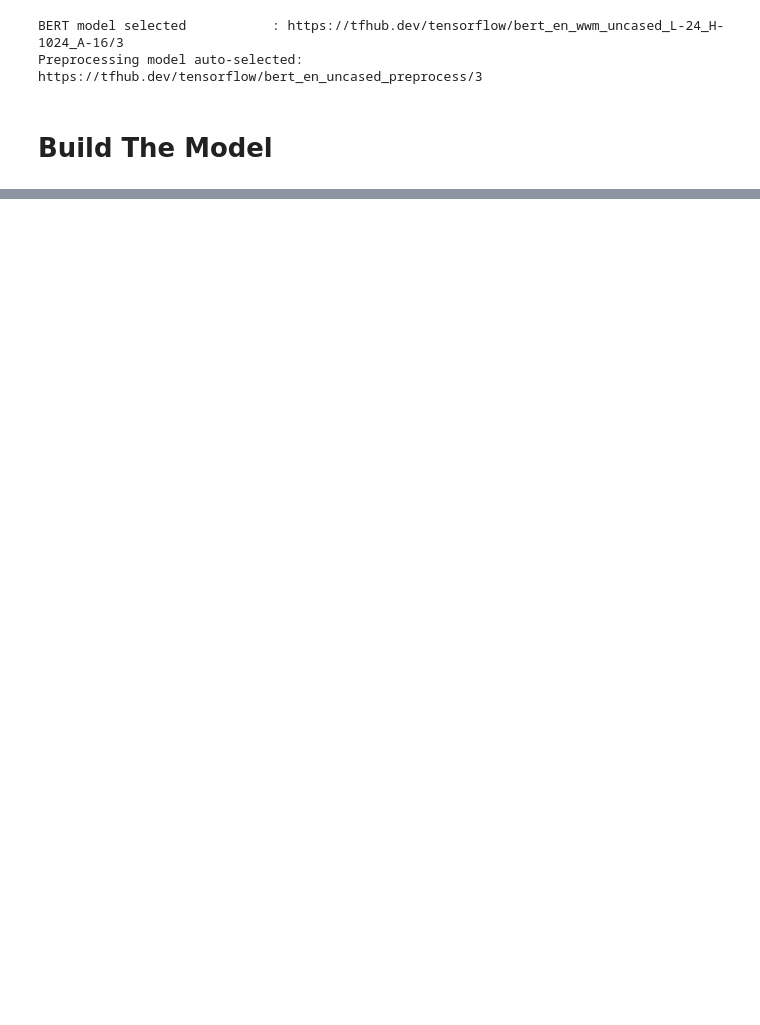
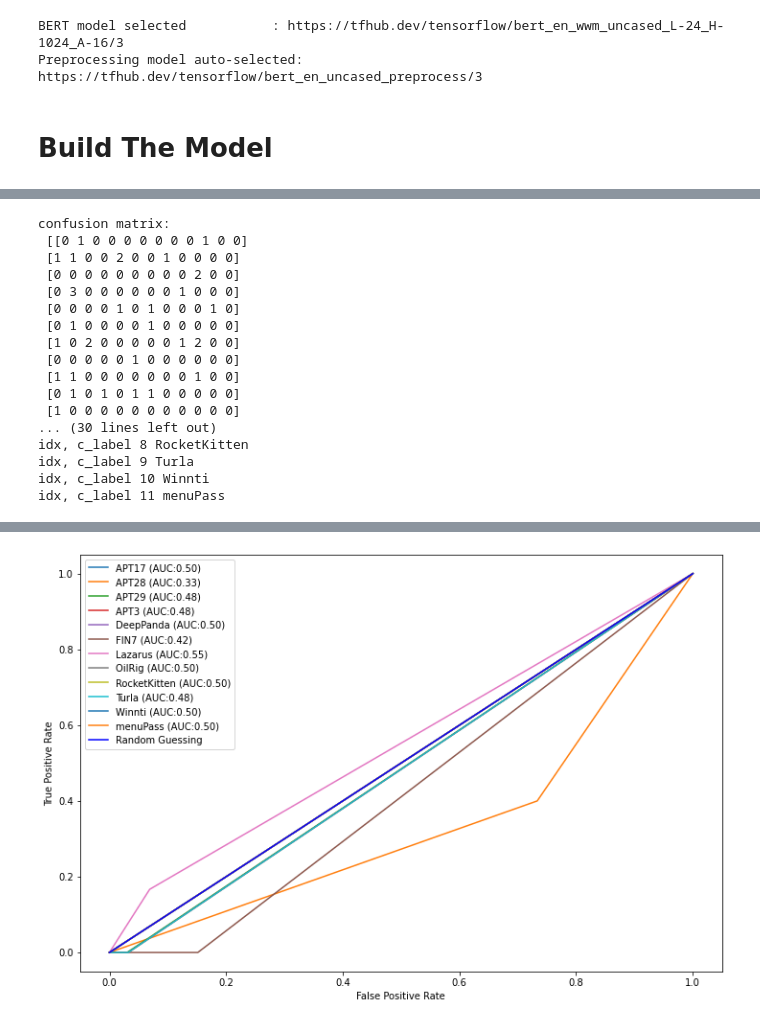
Before and after one commit to ms1515/AI-NLP, a Jupyter notebook: attack_attribution/tf_df/tfdf_text_embeddings_val15_BERT_too.ipynb, the cells around one changed output, grey strips where cells are left out. Drawn from its saved outputs; the diff is of its cells as text; code cells hidden in the pictures; blank space fills up the shorter version.

```diff
--- a/attack_attribution/tf_df/tfdf_text_embeddings_val15_BERT_too.ipynb
+++ b/attack_attribution/tf_df/tfdf_text_embeddings_val15_BERT_too.ipynb
@@ -955,0 +957,63 @@ Evaluation: [0.0, 0.2571428716182709]
+# %%
+# Random Forrest NN model RUC_AUC Curves
+ConfusionM = confusion_matrix(list(y_labels), y_hat_classes, labels=[0, 1, 2, 3, 4, 5, 6, 7, 8, 9, 10, 11])
+class_report = classification_report(list(y_labels), y_hat_classes, labels=[0, 1, 2, 3, 4, 5, 6, 7, 8, 9, 10, 11])
+print(f'confusion matrix: \n', ConfusionM)
+print(f'classification_report: \n',class_report)
+
+import matplotlib.pyplot as plt
+from sklearn.preprocessing import LabelBinarizer
+from sklearn.metrics import roc_curve, auc, roc_auc_score
+
+target= class_names
+
+print(class_names)
+for (idx, c_label) in enumerate(target):
+  print(f"idx, c_label", idx, c_label)
+
+y_labels = np.concatenate([y for x, y in test_ds], axis=-1)
+
+y_hat_probs = df_and_bert_nn_model.predict(test_ds)
+
+y_hat_classes = y_hat_probs.argmax(axis=-1)
+
+# set plot figure size
+fig, c_ax = plt.subplots(1,1, figsize = (12, 8))
+
+# function for scoring roc auc score for multi-class2
+def multiclass_roc_auc_score_2(y_test, y_pred, average="macro"):
+    lb = LabelBinarizer()
+    lb.fit(y_test)
+    y_test = lb.transform(y_test)
+    y_pred = lb.transform(y_pred)
+
+    for (idx, c_label) in enumerate(target):
+        fpr, tpr, thresholds = roc_curve(y_test[:,idx].astype(int), y_pred[:,idx])
+        c_ax.plot(fpr, tpr, label = '%s (AUC:%0.2f)'  % (c_label, auc(fpr, tpr)))
+    c_ax.plot(fpr, fpr, 'b-', label = 'Random Guessing')
+    return roc_auc_score(y_test, y_pred, average=average)
+
+print('ROC AUC score:', multiclass_roc_auc_score_2(y_labels, y_hat_classes))
+
+c_ax.legend()
+c_ax.set_xlabel('False Positive Rate')
+c_ax.set_ylabel('True Positive Rate')
+plt.show()
+# %% [output]
+confusion matrix:
+ [[0 1 0 0 0 0 0 0 0 1 0 0]
+ [1 1 0 0 2 0 0 1 0 0 0 0]
+ [0 0 0 0 0 0 0 0 0 2 0 0]
+ [0 3 0 0 0 0 0 0 1 0 0 0]
+ [0 0 0 0 1 0 1 0 0 0 1 0]
+ [0 1 0 0 0 0 1 0 0 0 0 0]
+ [1 0 2 0 0 0 0 0 1 2 0 0]
+ [0 0 0 0 0 1 0 0 0 0 0 0]
+ [1 1 0 0 0 0 0 0 0 1 0 0]
+ [0 1 0 1 0 1 1 0 0 0 0 0]
+ [1 0 0 0 0 0 0 0 0 0 0 0]
+... (30 lines left out)
+idx, c_label 8 RocketKitten
+idx, c_label 9 Turla
+idx, c_label 10 Winnti
+idx, c_label 11 menuPass
@@ -955,0 +1022 @@ Evaluation: [0.0, 0.2571428716182709]
+[figure, added]
```
Also changed, not shown: parts of 41 cells of this notebook.
